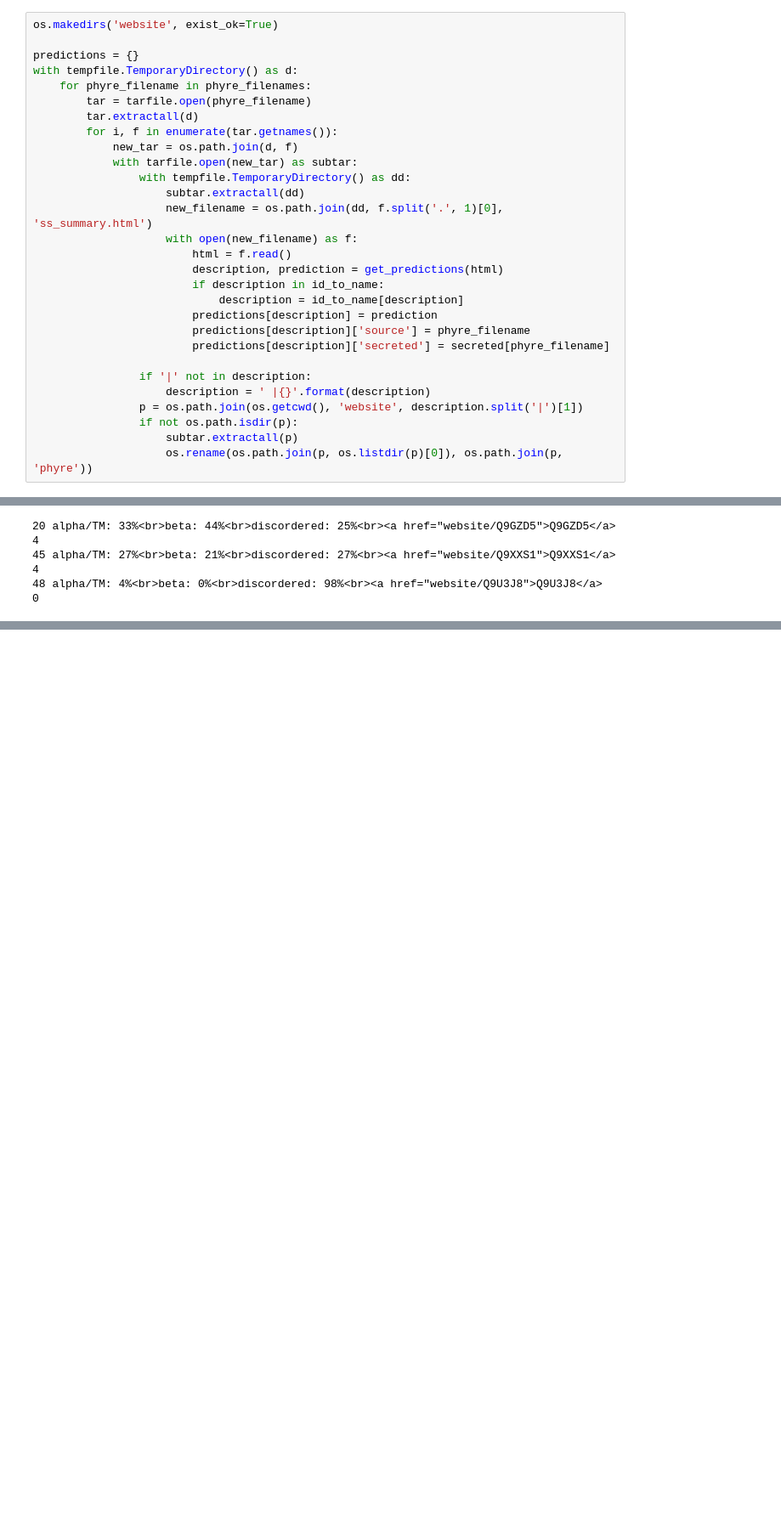
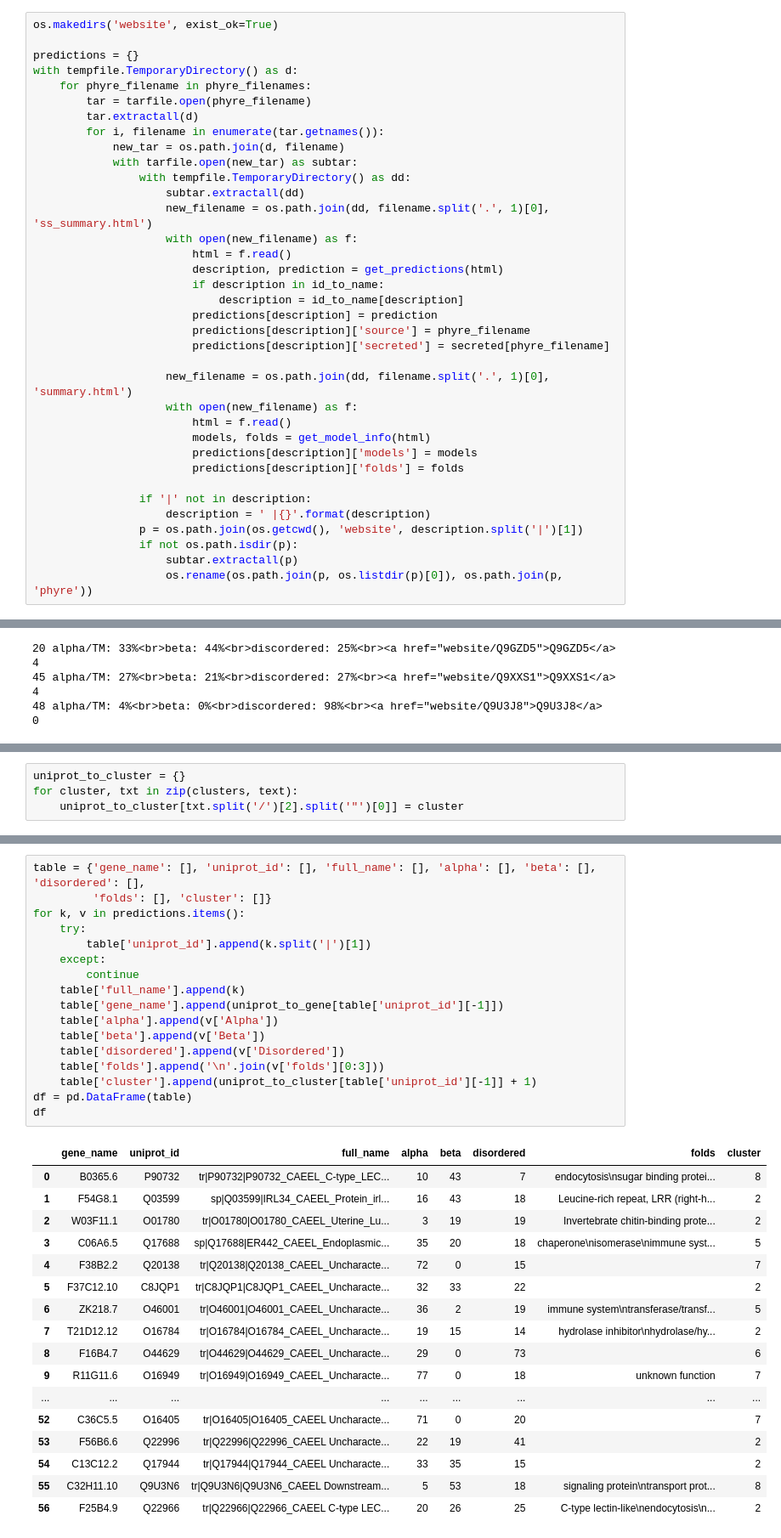
Before and after one commit to Ashafix/C_Elegans_Homologs, a Jupyter notebook: HomologWebpage.ipynb, the cells around one changed output, grey strips where cells are left out. Shown at 85% size. Cells and saved outputs as stored; diff of their text form; blank space fills up the shorter version.

```diff
--- a/HomologWebpage.ipynb
+++ b/HomologWebpage.ipynb
@@ -61,12 +92,12 @@ with tempfile.TemporaryDirectory() as d:
     for phyre_filename in phyre_filenames:
         tar = tarfile.open(phyre_filename)
         tar.extractall(d)
-        for i, f in enumerate(tar.getnames()):
-            new_tar = os.path.join(d, f)
+        for i, filename in enumerate(tar.getnames()):
+            new_tar = os.path.join(d, filename)
             with tarfile.open(new_tar) as subtar:
                 with tempfile.TemporaryDirectory() as dd:
                     subtar.extractall(dd)
-                    new_filename = os.path.join(dd, f.split('.', 1)[0], 'ss_summary.html')
+                    new_filename = os.path.join(dd, filename.split('.', 1)[0], 'ss_summary.html')
                     with open(new_filename) as f:
                         html = f.read()
                         description, prediction = get_predictions(html)
@@ -76,6 +107,13 @@ with tempfile.TemporaryDirectory() as d:
                         predictions[description]['source'] = phyre_filename
                         predictions[description]['secreted'] = secreted[phyre_filename]
 
+                    new_filename = os.path.join(dd, filename.split('.', 1)[0], 'summary.html')
+                    with open(new_filename) as f:
+                        html = f.read()
+                        models, folds = get_model_info(html)
+                        predictions[description]['models'] = models
+                        predictions[description]['folds'] = folds
+
                 if '|' not in description:
                     description = ' |{}'.format(description)
                 p = os.path.join(os.getcwd(), 'website', description.split('|')[1])
@@ -282,2 +452,6 @@ for i, t in enumerate(text):
+# %%
+uniprot_to_cluster = {}
+for cluster, txt in zip(clusters, text):
+    uniprot_to_cluster[txt.split('/')[2].split('"')[0]] = cluster
 # %%
 # %% [output]
@@ -284,0 +459,35 @@ for i, t in enumerate(text):
+# %%
+table = {'gene_name': [], 'uniprot_id': [], 'full_name': [], 'alpha': [], 'beta': [], 'disordered': [],
+         'folds': [], 'cluster': []}
+for k, v in predictions.items():
+    try:
+        table['uniprot_id'].append(k.split('|')[1])
+    except:
+        continue
+    table['full_name'].append(k)
+    table['gene_name'].append(uniprot_to_gene[table['uniprot_id'][-1]])
+    table['alpha'].append(v['Alpha'])
+    table['beta'].append(v['Beta'])
+    table['disordered'].append(v['Disordered'])
+    table['folds'].append('\n'.join(v['folds'][0:3]))
+    table['cluster'].append(uniprot_to_cluster[table['uniprot_id'][-1]] + 1)
+df = pd.DataFrame(table)
+df
+# %% [output]
+|  | gene_name | uniprot_id | full_name | alpha | beta | disordered | folds | cluster |
+| 0 | B0365.6 | P90732 | tr|P90732|P90732_CAEEL_C-type_LEC... | 10 | 43 | 7 | endocytosis\nsugar binding protei... | 8 |
+| 1 | F54G8.1 | Q03599 | sp|Q03599|IRL34_CAEEL_Protein_irl... | 16 | 43 | 18 | Leucine-rich repeat, LRR (right-h... | 2 |
+| 2 | W03F11.1 | O01780 | tr|O01780|O01780_CAEEL_Uterine_Lu... | 3 | 19 | 19 | Invertebrate chitin-binding prote... | 2 |
+| 3 | C06A6.5 | Q17688 | sp|Q17688|ER442_CAEEL_Endoplasmic... | 35 | 20 | 18 | chaperone\nisomerase\nimmune syst... | 5 |
+| 4 | F38B2.2 | Q20138 | tr|Q20138|Q20138_CAEEL_Uncharacte... | 72 | 0 | 15 |  | 7 |
+| 5 | F37C12.10 | C8JQP1 | tr|C8JQP1|C8JQP1_CAEEL_Uncharacte... | 32 | 33 | 22 |  | 2 |
+| 6 | ZK218.7 | O46001 | tr|O46001|O46001_CAEEL_Uncharacte... | 36 | 2 | 19 | immune system\ntransferase/transf... | 5 |
+| 7 | T21D12.12 | O16784 | tr|O16784|O16784_CAEEL_Uncharacte... | 19 | 15 | 14 | hydrolase inhibitor\nhydrolase/hy... | 2 |
+| 8 | F16B4.7 | O44629 | tr|O44629|O44629_CAEEL_Uncharacte... | 29 | 0 | 73 |  | 6 |
+| 9 | R11G11.6 | O16949 | tr|O16949|O16949_CAEEL_Uncharacte... | 77 | 0 | 18 | unknown function | 7 |
+| ... | ... | ... | ... | ... | ... | ... | ... | ... |
+| 52 | C36C5.5 | O16405 | tr|O16405|O16405_CAEEL Uncharacte... | 71 | 0 | 20 |  | 7 |
+| 53 | F56B6.6 | Q22996 | tr|Q22996|Q22996_CAEEL Uncharacte... | 22 | 19 | 41 |  | 2 |
+| 54 | C13C12.2 | Q17944 | tr|Q17944|Q17944_CAEEL Uncharacte... | 33 | 35 | 15 |  | 2 |
+| 55 | C32H11.10 | Q9U3N6 | tr|Q9U3N6|Q9U3N6_CAEEL Downstream... | 5 | 53 | 18 | signaling protein\ntransport prot... | 8 |
+| 56 | F25B4.9 | Q22966 | tr|Q22966|Q22966_CAEEL C-type LEC... | 20 | 26 | 25 | C-type lectin-like\nendocytosis\n... | 2 |
```
Also changed, not shown: parts of 11 cells of this notebook, 3 other files.
